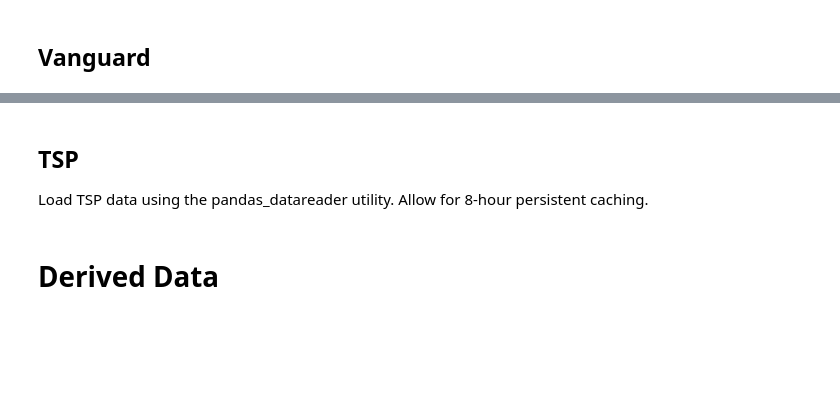
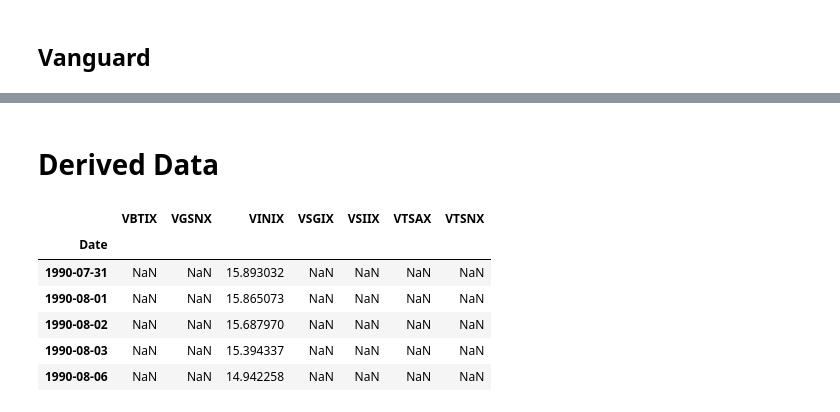
Before and after one commit to benkirk/Documents, a Jupyter notebook: finance/yf/data.ipynb, the cells around one changed output, grey strips where cells are left out. Drawn from its saved outputs; the diff is of its cells as text; code cells hidden in the pictures; blank space fills up the shorter version.

```diff
--- a/finance/yf/data.ipynb
+++ b/finance/yf/data.ipynb
@@ -11,9 +11,13 @@ import pandas as pd
 import datetime
 import pandas_datareader.tsp as tsp
 import pandas_datareader.data as pdr
+import pandas_datareader.yahoo.daily as ydr
+from pandas_datareader.yahoo.headers import DEFAULT_HEADERS
 import requests_cache
-import yfinance as yf
-yf.pdr_override() # https://pypi.org/project/yfinance/
+use_yf = True
+if use_yf:
+    import yfinance as yf
+    yf.pdr_override() # https://pypi.org/project/yfinance/
 
 from copy import deepcopy
 from pandas.plotting import register_matplotlib_converters
@@ -83,3 +151,0 @@ data = pdr.get_data_yahoo(
-# %% [markdown]
-## TSP
-Load TSP data using the pandas_datareader utility. Allow for 8-hour persistent caching.
@@ -105,0 +154,11 @@ ddata = data.swaplevel(0,1,axis=1).drop(['Open', 'High', 'Low', 'Volume'], axis=
+# %%
+ddata = data['Close']
+ddata.head()
+# %% [output]
+|  | VBTIX | VGSNX | VINIX | VSGIX | VSIIX | VTSAX | VTSNX |
+| Date |  |  |  |  |  |  |  |
+| 1990-07-31 | NaN | NaN | 15.893032 | NaN | NaN | NaN | NaN |
+| 1990-08-01 | NaN | NaN | 15.865073 | NaN | NaN | NaN | NaN |
+| 1990-08-02 | NaN | NaN | 15.687970 | NaN | NaN | NaN | NaN |
+| 1990-08-03 | NaN | NaN | 15.394337 | NaN | NaN | NaN | NaN |
+| 1990-08-06 | NaN | NaN | 14.942258 | NaN | NaN | NaN | NaN |
```
Also changed, not shown: parts of 6 cells of this notebook, 11 other files.
